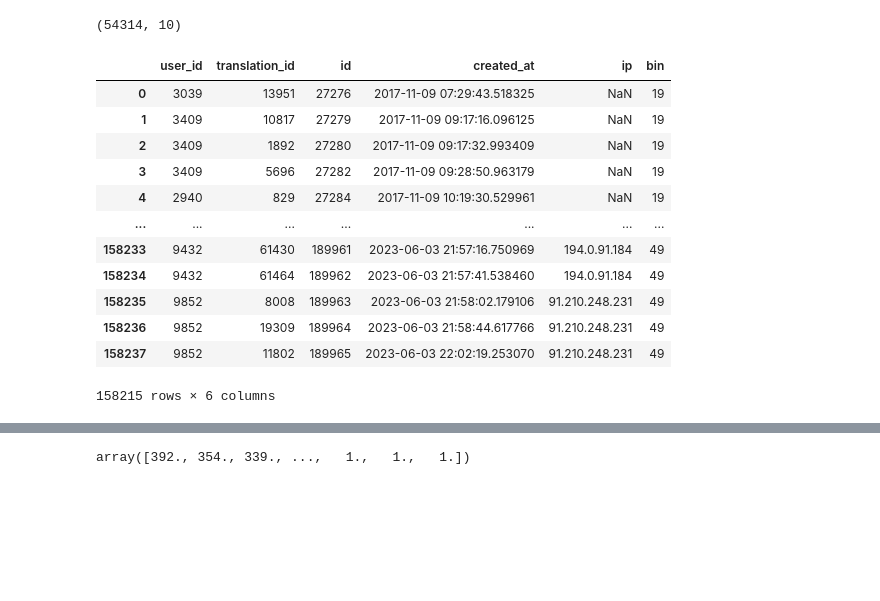
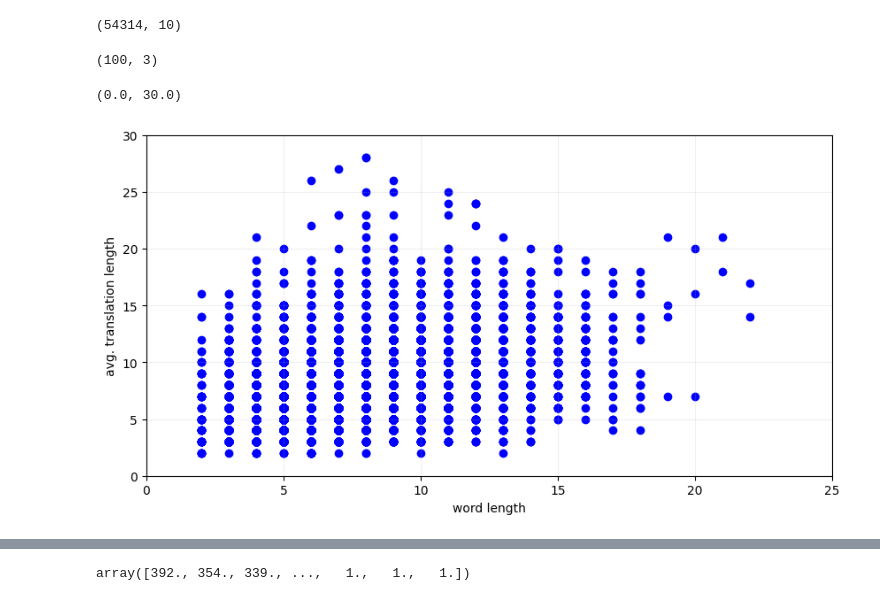
Before and after one commit to alexeykosh/2023-slovotvir-reuse-analysis, a Jupyter notebook: model.ipynb, the cells around one changed output, grey strips where cells are left out. Drawn from its saved outputs; the diff is of its cells as text; code cells hidden in the pictures; blank space fills up the shorter version.

```diff
--- a/model.ipynb
+++ b/model.ipynb
@@ -34,4 +56,19 @@ df = (df.
 # table with n of unique words and translations per bin
 df_unique = df.groupby('bin').agg({'word_id': 'nunique', 'translation_id': 'nunique'}).reset_index()
 df_unique.columns = ['bin', 'n_words', 'n_translations']
+# %%
+df_unique.shape
+# %% [output]
+(100, 3)
+# %%
+plt.figure(figsize=(10, 5))
+plt.grid(alpha=0.2)
+plt.scatter(x = df['word_len'], y = df['translation_len'], alpha=1, color = 'blue')
+plt.xlabel('word length')
+plt.ylabel('avg. translation length')
+plt.xlim(0, 25)
+plt.ylim(0, 30)
+# %% [output]
+(0.0, 30.0)
+[figure, added]
 # %%
@@ -41,21 +78,5 @@ votes['created_at'] = pd.to_datetime(votes['created_at'])
 # use datettime from df to create identical bins ('translation_created_at') and label then with range(epochs)
 votes['bin'] = pd.cut(votes['created_at'], bins=pd.date_range(start=df['translation_created_at'].min(), end=df['translation_created_at'].max(), periods=epochs+1), labels=range(epochs))
 votes = votes[~votes['bin'].isna()]
-# %%
-votes
-# %% [output]
-|  | user_id | translation_id | id | created_at | ip | bin |
-| 0 | 3039 | 13951 | 27276 | 2017-11-09 07:29:43.518325 | NaN | 19 |
-| 1 | 3409 | 10817 | 27279 | 2017-11-09 09:17:16.096125 | NaN | 19 |
-| 2 | 3409 | 1892 | 27280 | 2017-11-09 09:17:32.993409 | NaN | 19 |
-| 3 | 3409 | 5696 | 27282 | 2017-11-09 09:28:50.963179 | NaN | 19 |
-| 4 | 2940 | 829 | 27284 | 2017-11-09 10:19:30.529961 | NaN | 19 |
-| ... | ... | ... | ... | ... | ... | ... |
-| 158233 | 9432 | 61430 | 189961 | 2023-06-03 21:57:16.750969 | 194.0.91.184 | 49 |
-| 158234 | 9432 | 61464 | 189962 | 2023-06-03 21:57:41.538460 | 194.0.91.184 | 49 |
-| 158235 | 9852 | 8008 | 189963 | 2023-06-03 21:58:02.179106 | 91.210.248.231 | 49 |
-| 158236 | 9852 | 19309 | 189964 | 2023-06-03 21:58:44.617766 | 91.210.248.231 | 49 |
-| 158237 | 9852 | 11802 | 189965 | 2023-06-03 22:02:19.253070 | 91.210.248.231 | 49 |
-158215 rows × 6 columns
 # %%
 fig, ax = plt.subplots(figsize=(7, 3))
```
Also changed, not shown: parts of 25 cells of this notebook, 1 other file.
